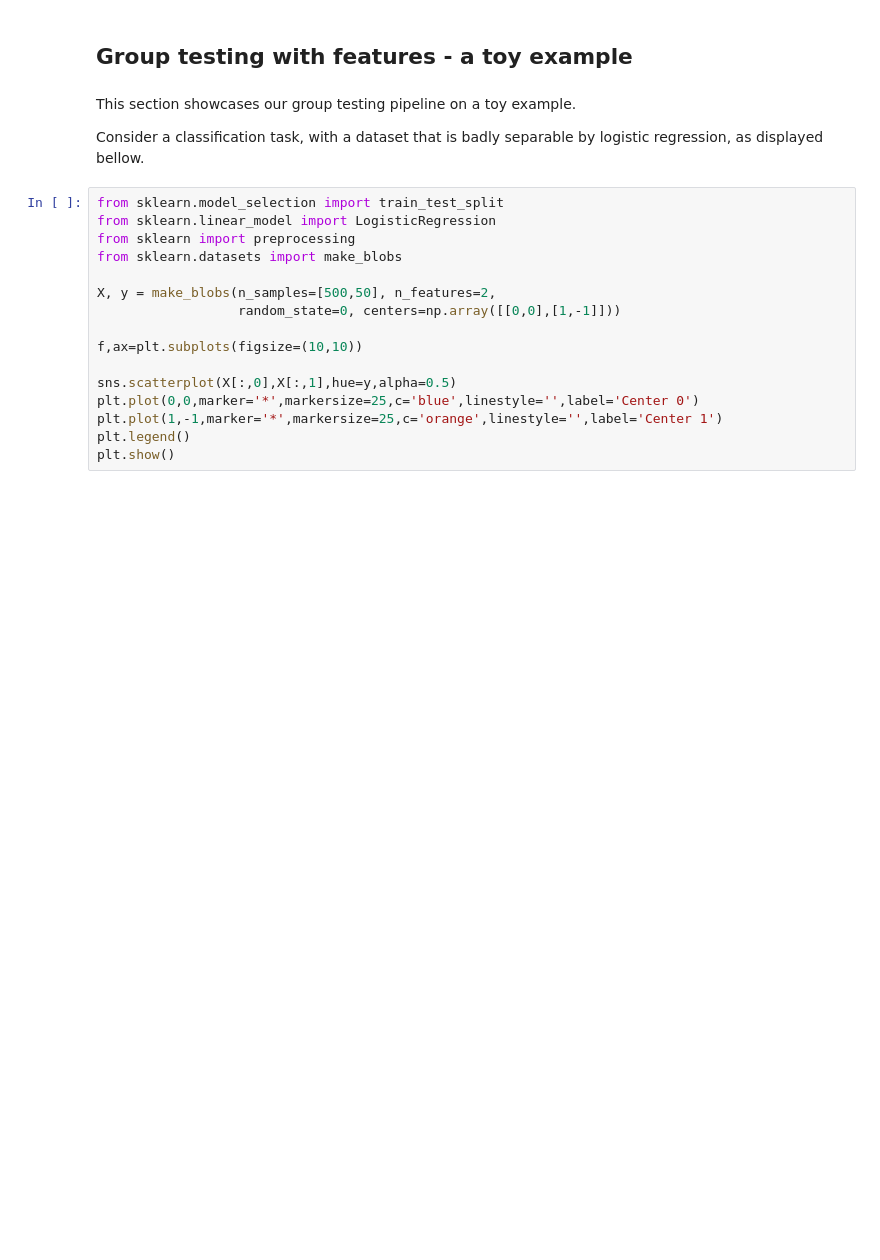
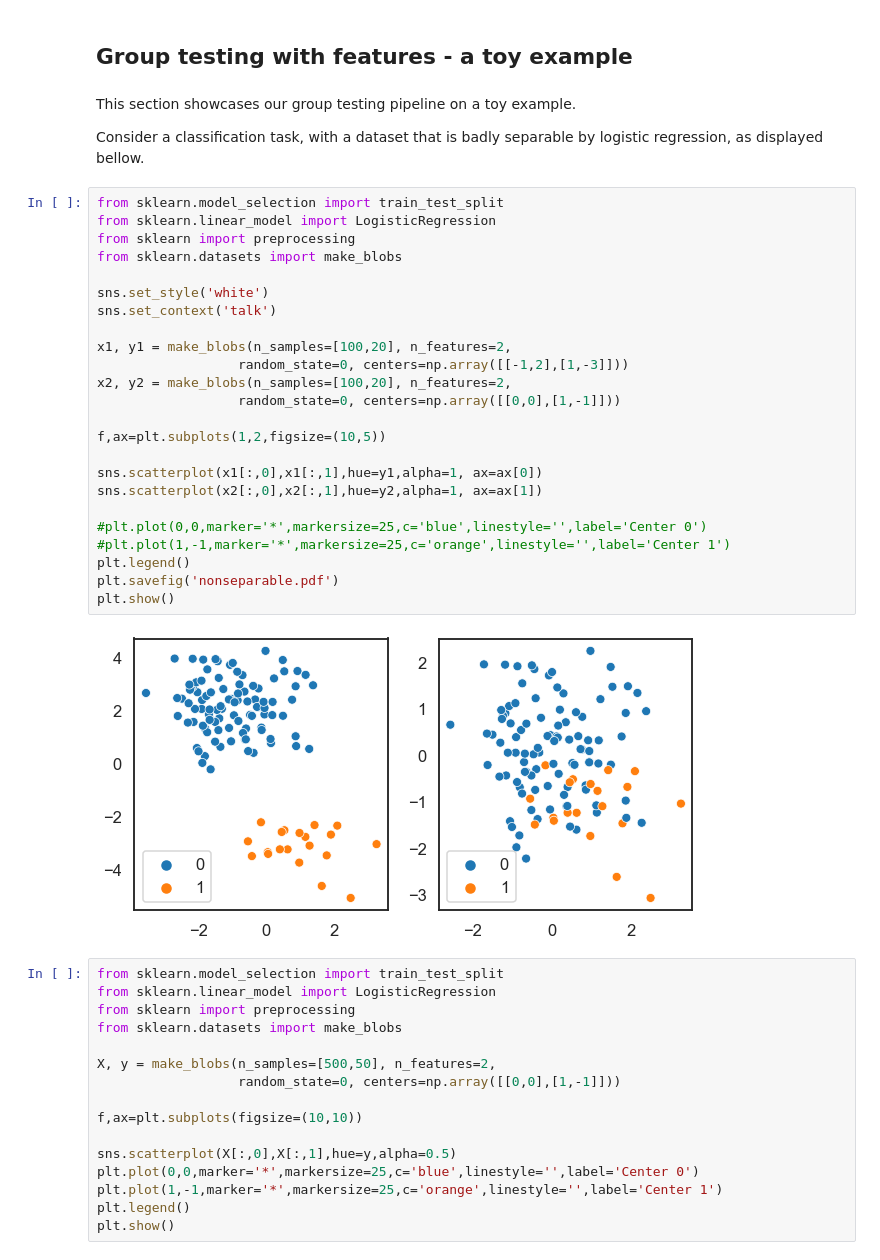
Before and after one commit to LinusBleistein/Group-testing-with-knowledge, a Jupyter notebook: Tests.ipynb, the cells around one changed output. Cells and saved outputs as stored; diff of their text form; blank space fills up the shorter version.

```diff
--- a/Tests.ipynb
+++ b/Tests.ipynb
@@ -201,6 +237,32 @@ plt.show()
 This section showcases our group testing pipeline on a toy example.
 
 Consider a classification task, with a dataset that is badly separable by logistic regression, as displayed bellow.
+# %%
+from sklearn.model_selection import train_test_split
+from sklearn.linear_model import LogisticRegression
+from sklearn import preprocessing
+from sklearn.datasets import make_blobs
+
+sns.set_style('white')
+sns.set_context('talk')
+
+x1, y1 = make_blobs(n_samples=[100,20], n_features=2,
+                  random_state=0, centers=np.array([[-1,2],[1,-3]]))
+x2, y2 = make_blobs(n_samples=[100,20], n_features=2,
+                  random_state=0, centers=np.array([[0,0],[1,-1]]))
+
+f,ax=plt.subplots(1,2,figsize=(10,5))
+
+sns.scatterplot(x1[:,0],x1[:,1],hue=y1,alpha=1, ax=ax[0])
+sns.scatterplot(x2[:,0],x2[:,1],hue=y2,alpha=1, ax=ax[1])
+
+#plt.plot(0,0,marker='*',markersize=25,c='blue',linestyle='',label='Center 0')
+#plt.plot(1,-1,marker='*',markersize=25,c='orange',linestyle='',label='Center 1')
+plt.legend()
+plt.savefig('nonseparable.pdf')
+plt.show()
+# %% [output]
+[figure, added]
 # %%
 from sklearn.model_selection import train_test_split
 from sklearn.linear_model import LogisticRegression
```
Also changed, not shown: parts of 8 cells of this notebook, 1 other file.
